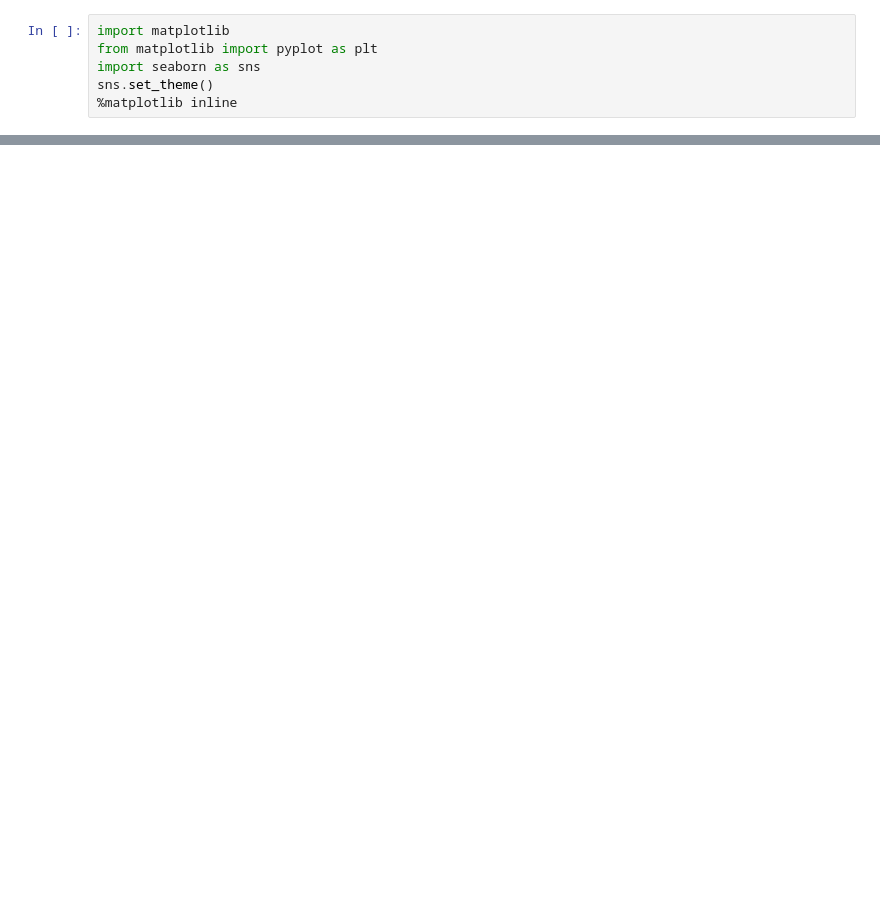
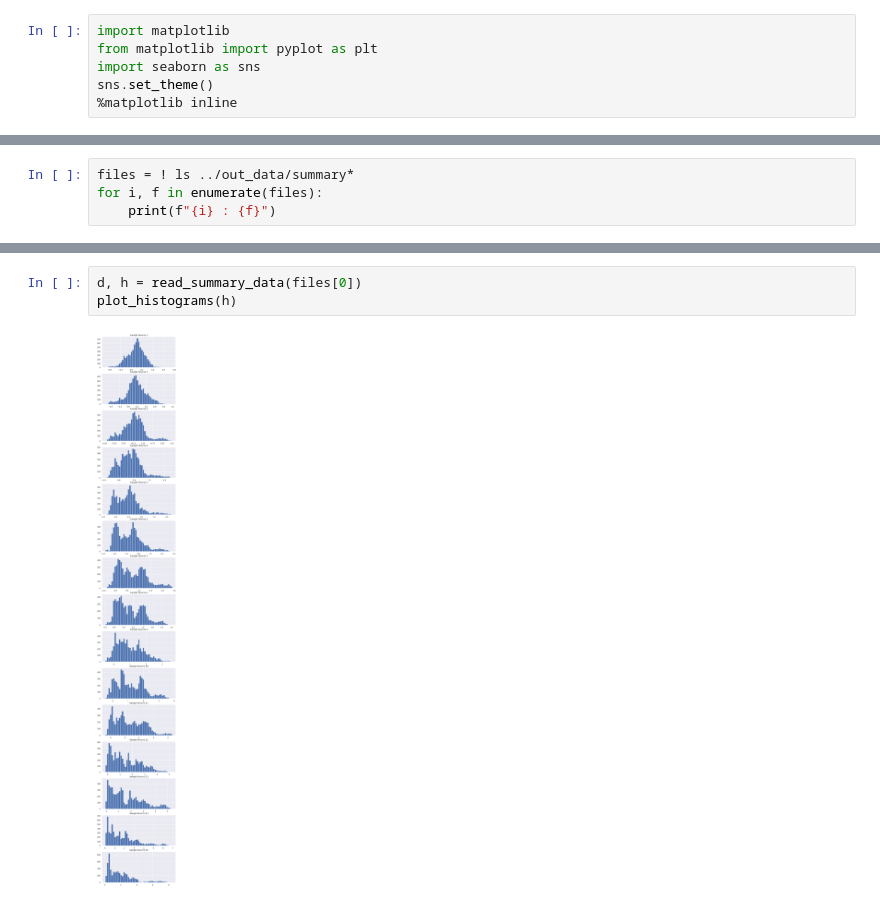
Before and after one commit to DrSkippy/SP500_Historical_Portfolio_Returns, a Jupyter notebook: notebooks/scratch.ipynb, the cells around one changed output, grey strips where cells are left out. Cells and saved outputs as stored; diff of their text form; blank space fills up the shorter version.

Commit message:
first comparative results and plots

```diff
--- a/notebooks/scratch.ipynb
+++ b/notebooks/scratch.ipynb
@@ -245,0 +10,4 @@ No artists with labels found to put in legend.  Note that artists whose label st
+# %%
+files = ! ls ../out_data/summary*
+for i, f in enumerate(files):
+    print(f"{i} : {f}")
@@ -245,0 +30,5 @@ No artists with labels found to put in legend.  Note that artists whose label st
+# %%
+d, h = read_summary_data(files[0])
+plot_histograms(h)
+# %% [output]
+[figure, added]
```
Also changed, not shown: parts of 18 cells of this notebook, 5 other files.
